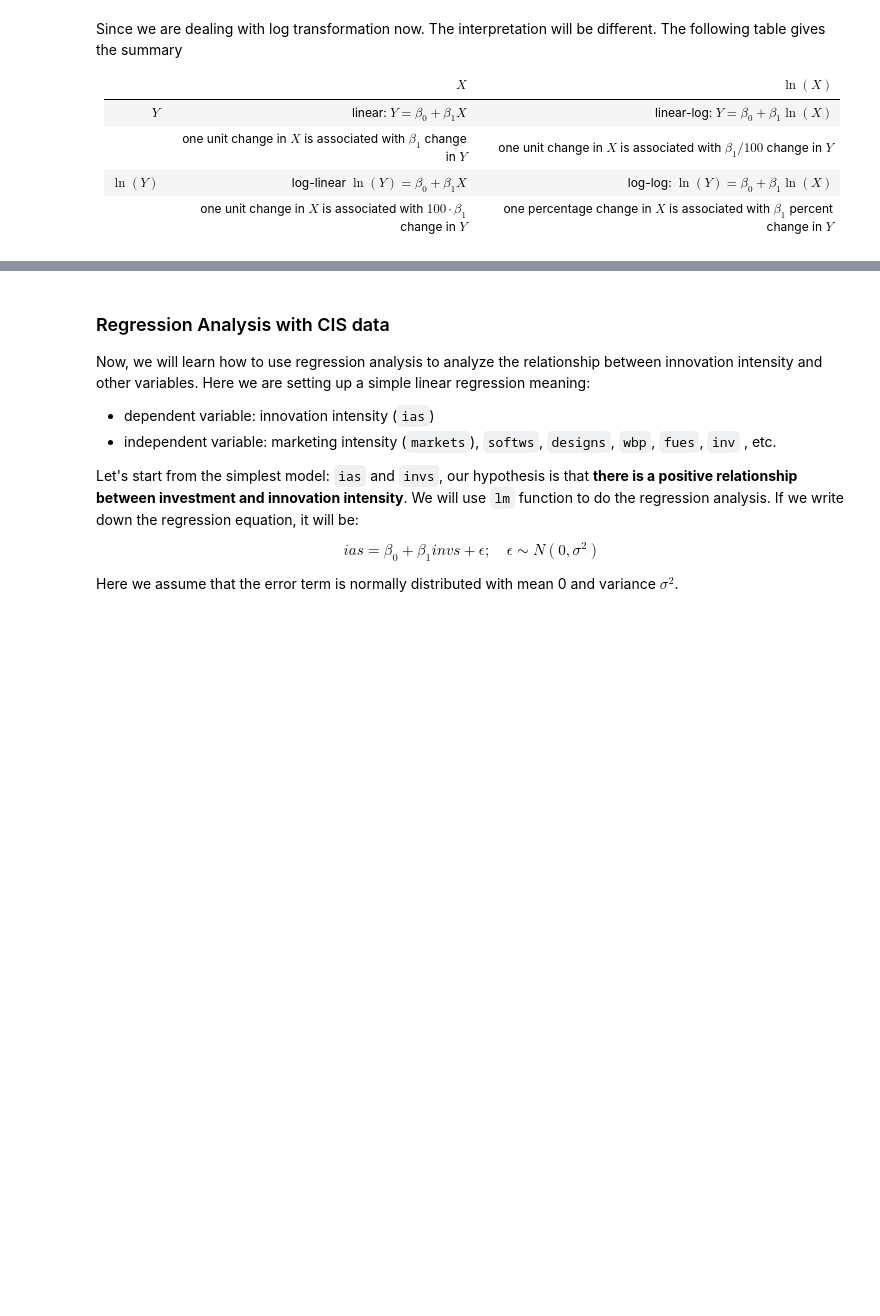
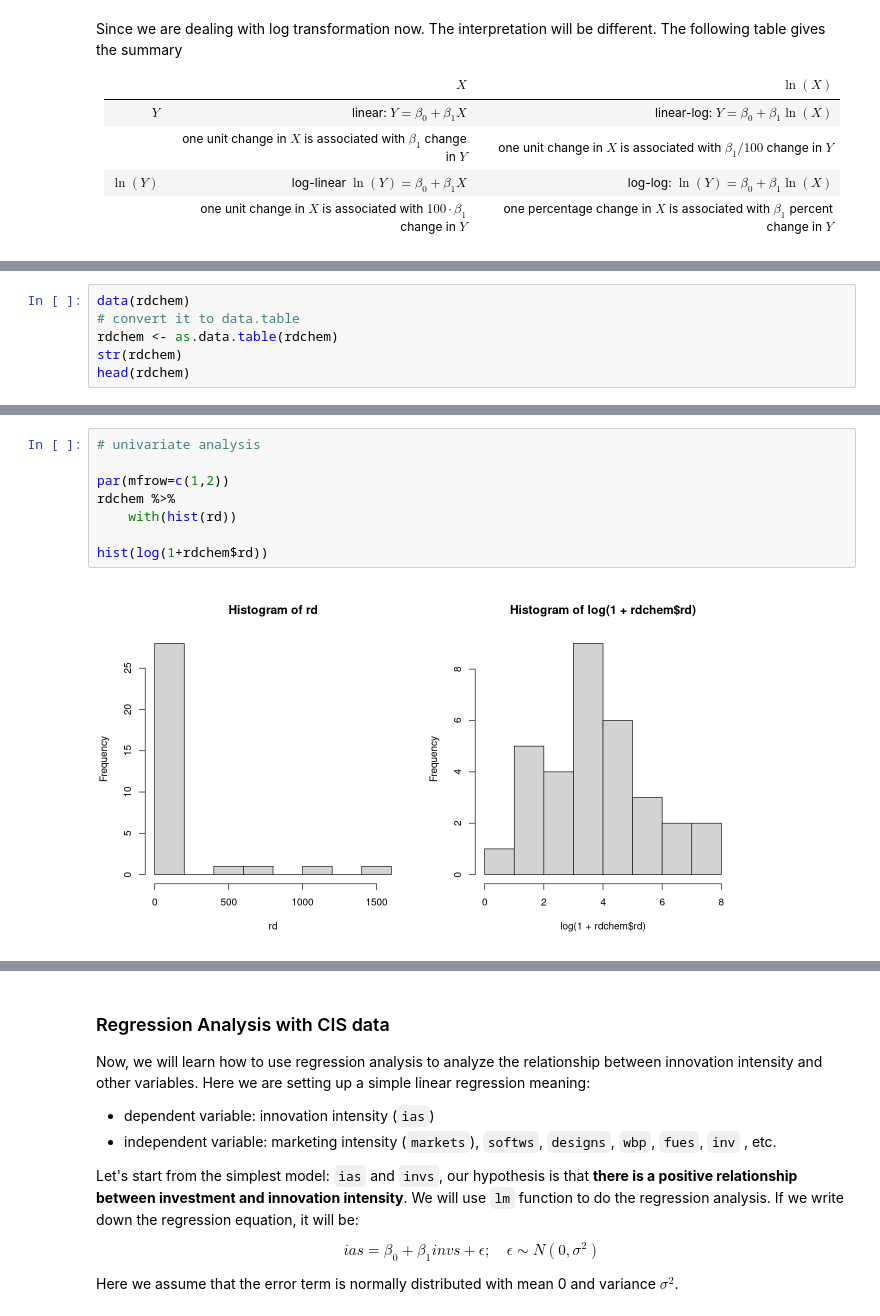
Before and after one commit to oceanumeric/data-science-go-small, a Jupyter notebook: all-in-one-for-the-exam/all-in-one.ipynb, the cells around one changed output, grey strips where cells are left out. Drawn from its saved outputs; the diff is of its cells as text; blank space fills up the shorter version.

```diff
--- a/all-in-one-for-the-exam/all-in-one.ipynb
+++ b/all-in-one-for-the-exam/all-in-one.ipynb
@@ -1737,0 +1782,6 @@ gives the summary
+# %%
+data(rdchem)
+# convert it to data.table
+rdchem <- as.data.table(rdchem)
+str(rdchem)
+head(rdchem)
@@ -1737,0 +1809,10 @@ gives the summary
+# %%
+# univariate analysis
+
+par(mfrow=c(1,2))
+rdchem %>%
+    with(hist(rd))
+
+hist(log(1+rdchem$rd))
+# %% [output]
+[figure, added]
```
Also changed, not shown: parts of 10 cells of this notebook.
